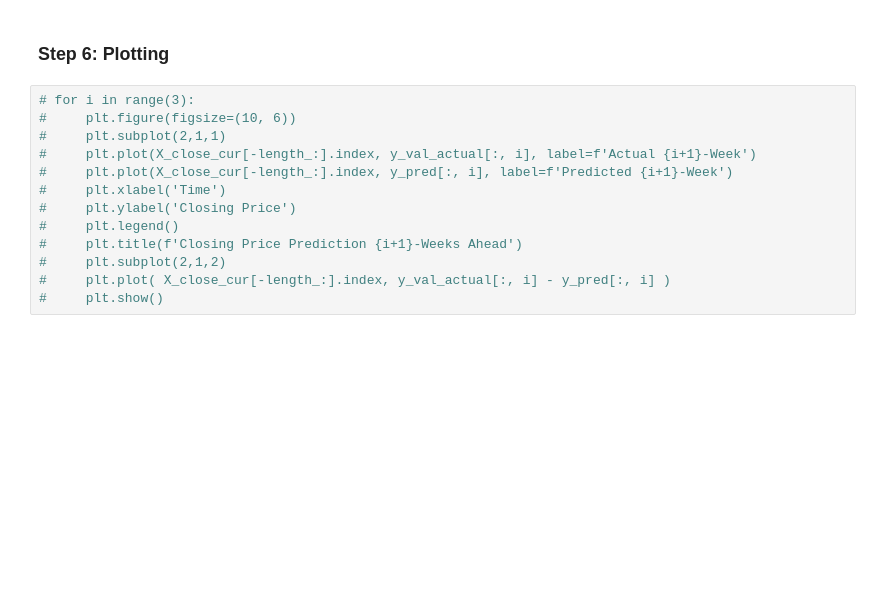
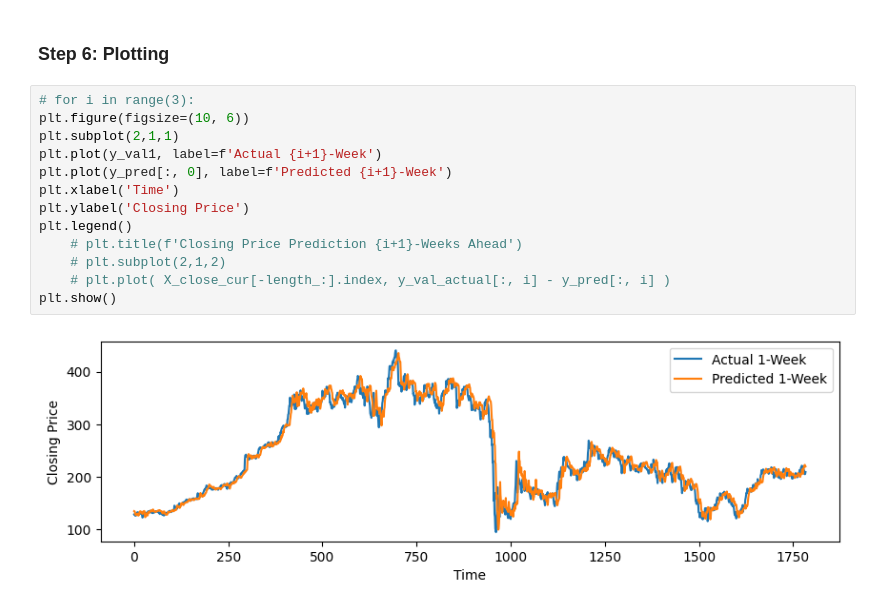
Before and after one commit to Talkis0/moneybags, a Jupyter notebook: Stocks/jupiterLSTM.ipynb, the cells around one changed output. Cells and saved outputs as stored; diff of their text form; blank space fills up the shorter version.

```diff
--- a/Stocks/jupiterLSTM.ipynb
+++ b/Stocks/jupiterLSTM.ipynb
@@ -121,14 +127,16 @@ for i in range(0,len(X_close)):
 ### Step 6: Plotting
 # %%
 # for i in range(3):
-#     plt.figure(figsize=(10, 6))
-#     plt.subplot(2,1,1)
-#     plt.plot(X_close_cur[-length_:].index, y_val_actual[:, i], label=f'Actual {i+1}-Week')
-#     plt.plot(X_close_cur[-length_:].index, y_pred[:, i], label=f'Predicted {i+1}-Week')
-#     plt.xlabel('Time')
-#     plt.ylabel('Closing Price')
-#     plt.legend()
-#     plt.title(f'Closing Price Prediction {i+1}-Weeks Ahead')
-#     plt.subplot(2,1,2)
-#     plt.plot( X_close_cur[-length_:].index, y_val_actual[:, i] - y_pred[:, i] )
-#     plt.show()
+plt.figure(figsize=(10, 6))
+plt.subplot(2,1,1)
+plt.plot(y_val1, label=f'Actual {i+1}-Week')
+plt.plot(y_pred[:, 0], label=f'Predicted {i+1}-Week')
+plt.xlabel('Time')
+plt.ylabel('Closing Price')
+plt.legend()
+    # plt.title(f'Closing Price Prediction {i+1}-Weeks Ahead')
+    # plt.subplot(2,1,2)
+    # plt.plot( X_close_cur[-length_:].index, y_val_actual[:, i] - y_pred[:, i] )
+plt.show()
+# %% [output]
+[figure, added]
```
Also changed, not shown: parts of 1 cell of this notebook.
